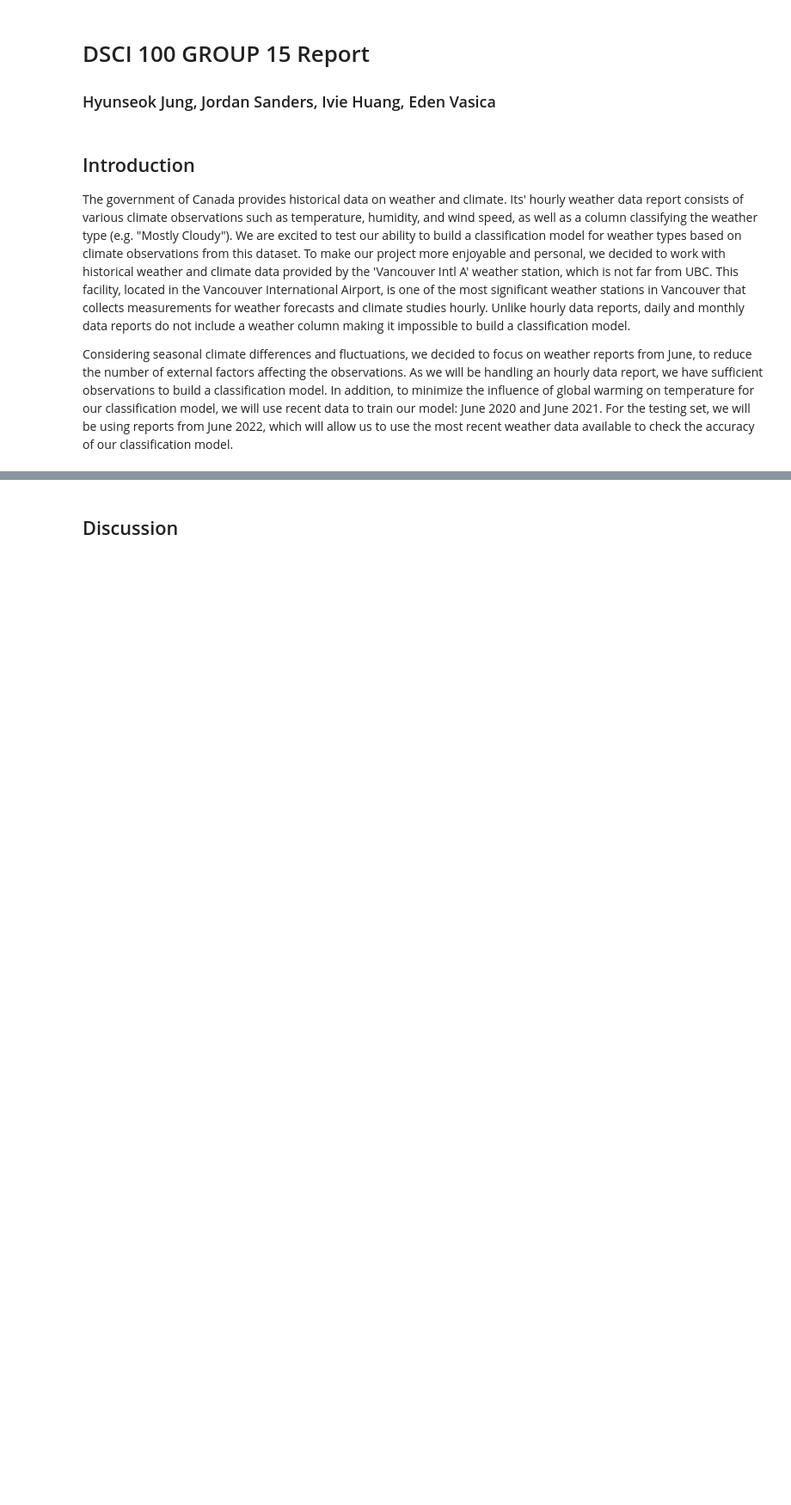
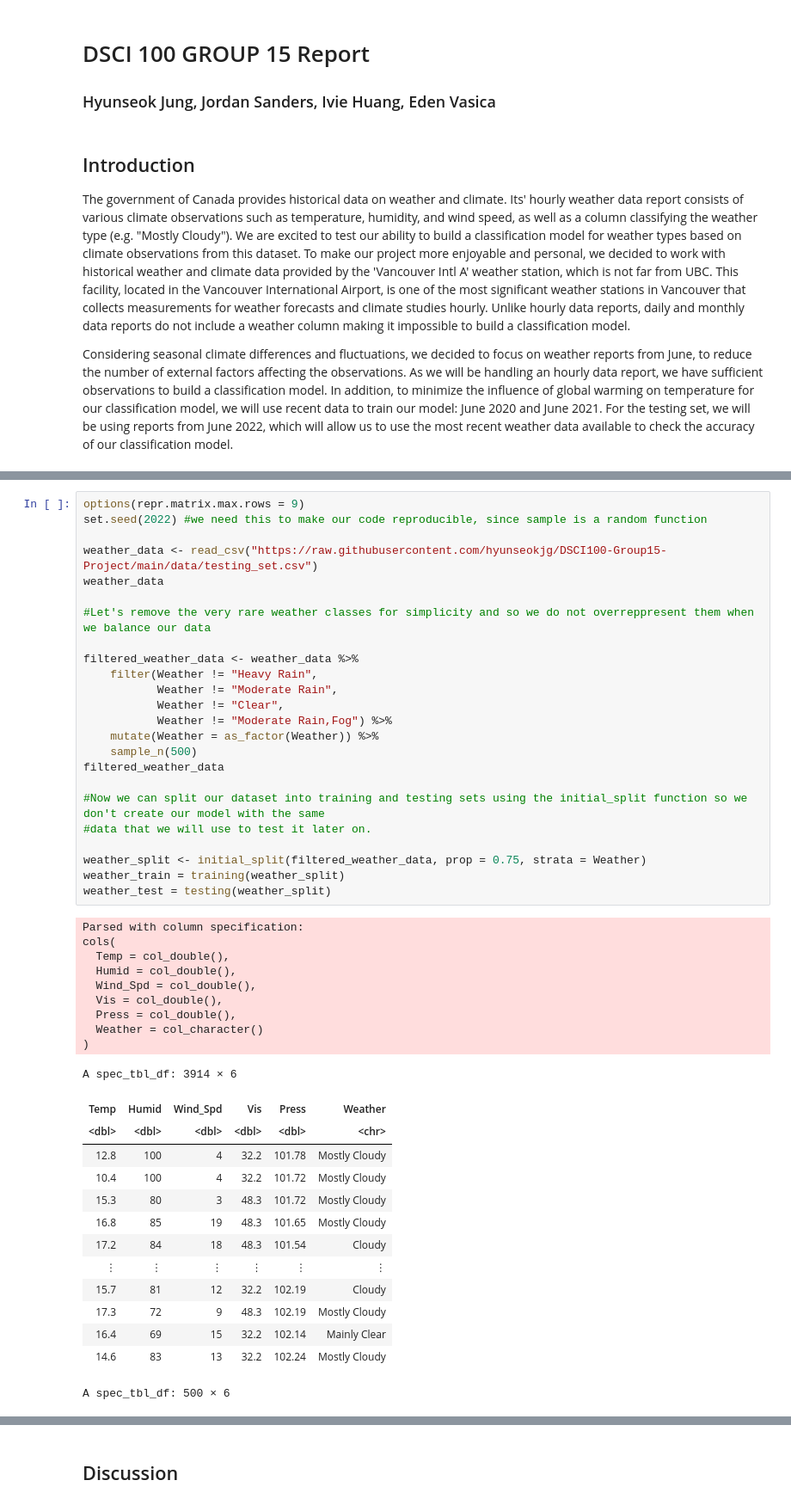
Before and after one commit to hyunseokjg/DSCI100-Group15-Project, a Jupyter notebook: Final_Report.ipynb, the cells around one changed output, grey strips where cells are left out. Shown at 86% size. Cells and saved outputs as stored; diff of their text form; blank space fills up the shorter version.

```diff
--- a/Final_Report.ipynb
+++ b/Final_Report.ipynb
@@ -12,0 +23,48 @@ Considering seasonal climate differences and fluctuations, we decided to focus o
+# %%
+options(repr.matrix.max.rows = 9)
+set.seed(2022) #we need this to make our code reproducible, since sample is a random function
+
+weather_data <- read_csv("https://raw.githubusercontent.com/hyunseokjg/DSCI100-Group15-Project/main/data/testing_set.csv")
+weather_data
+
+#Let's remove the very rare weather classes for simplicity and so we do not overreppresent them when we balance our data
+
+filtered_weather_data <- weather_data %>%
+    filter(Weather != "Heavy Rain",
+           Weather != "Moderate Rain",
+           Weather != "Clear",
+           Weather != "Moderate Rain,Fog") %>%
+    mutate(Weather = as_factor(Weather)) %>%
+    sample_n(500)
+filtered_weather_data
+
+#Now we can split our dataset into training and testing sets using the initial_split function so we don't create our model with the same
+#data that we will use to test it later on.
+
+weather_split <- initial_split(filtered_weather_data, prop = 0.75, strata = Weather)
+weather_train = training(weather_split)
+weather_test = testing(weather_split)
+# %% [output]
+Parsed with column specification:
+cols(
+  Temp = col_double(),
+  Humid = col_double(),
+  Wind_Spd = col_double(),
+  Vis = col_double(),
+  Press = col_double(),
+  Weather = col_character()
+)
+A spec_tbl_df: 3914 × 6
+| Temp | Humid | Wind_Spd | Vis | Press | Weather |
+| <dbl> | <dbl> | <dbl> | <dbl> | <dbl> | <chr> |
+| 12.8 | 100 | 4 | 32.2 | 101.78 | Mostly Cloudy |
+| 10.4 | 100 | 4 | 32.2 | 101.72 | Mostly Cloudy |
+| 15.3 | 80 | 3 | 48.3 | 101.72 | Mostly Cloudy |
+| 16.8 | 85 | 19 | 48.3 | 101.65 | Mostly Cloudy |
+| 17.2 | 84 | 18 | 48.3 | 101.54 | Cloudy |
+| ⋮ | ⋮ | ⋮ | ⋮ | ⋮ | ⋮ |
+| 15.7 | 81 | 12 | 32.2 | 102.19 | Cloudy |
+| 17.3 | 72 | 9 | 48.3 | 102.19 | Mostly Cloudy |
+| 16.4 | 69 | 15 | 32.2 | 102.14 | Mainly Clear |
+| 14.6 | 83 | 13 | 32.2 | 102.24 | Mostly Cloudy |
+A spec_tbl_df: 500 × 6
```
Also changed, not shown: parts of 38 cells of this notebook.
